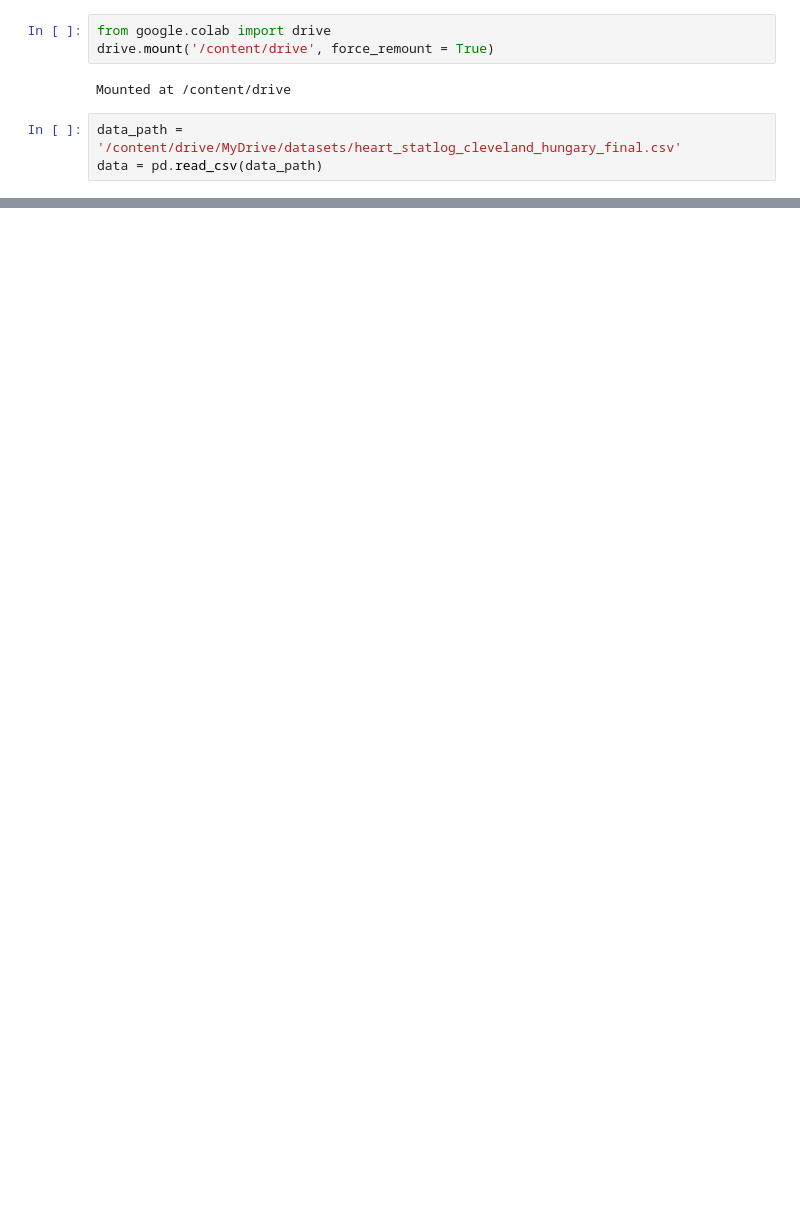
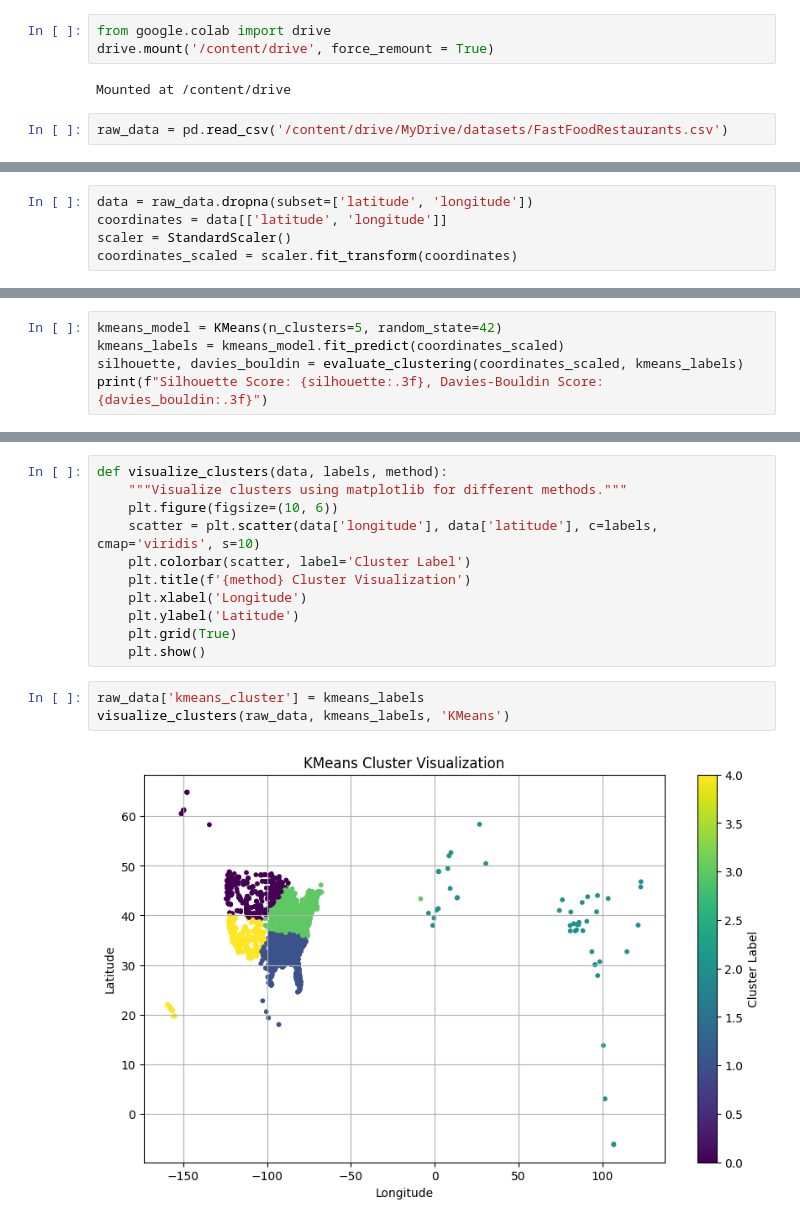
Before and after one commit to Malinovskiy159/web, a Jupyter notebook: lab4.ipynb, the cells around one changed output, grey strips where cells are left out. Saved outputs shown, nothing was run; the diff lists cells and outputs as text; blank space fills up the shorter version.

```diff
--- a/lab4.ipynb
+++ b/lab4.ipynb
@@ -16,5 +13,4 @@ drive.mount('/content/drive', force_remount = True)
 # %% [output]
 Mounted at /content/drive
 # %%
-data_path = '/content/drive/MyDrive/datasets/heart_statlog_cleveland_hungary_final.csv'
-data = pd.read_csv(data_path)
+raw_data = pd.read_csv('/content/drive/MyDrive/datasets/FastFoodRestaurants.csv')
@@ -138,0 +37,5 @@ print(f"\nЛучшая модель на основе AUC: {best_model_name} с
+# %%
+data = raw_data.dropna(subset=['latitude', 'longitude'])
+coordinates = data[['latitude', 'longitude']]
+scaler = StandardScaler()
+coordinates_scaled = scaler.fit_transform(coordinates)
@@ -138,0 +50,5 @@ print(f"\nЛучшая модель на основе AUC: {best_model_name} с
+# %%
+kmeans_model = KMeans(n_clusters=5, random_state=42)
+kmeans_labels = kmeans_model.fit_predict(coordinates_scaled)
+silhouette, davies_bouldin = evaluate_clustering(coordinates_scaled, kmeans_labels)
+print(f"Silhouette Score: {silhouette:.3f}, Davies-Bouldin Score: {davies_bouldin:.3f}")
@@ -138,0 +86,16 @@ print(f"\nЛучшая модель на основе AUC: {best_model_name} с
+# %%
+def visualize_clusters(data, labels, method):
+    """Visualize clusters using matplotlib for different methods."""
+    plt.figure(figsize=(10, 6))
+    scatter = plt.scatter(data['longitude'], data['latitude'], c=labels, cmap='viridis', s=10)
+    plt.colorbar(scatter, label='Cluster Label')
+    plt.title(f'{method} Cluster Visualization')
+    plt.xlabel('Longitude')
+    plt.ylabel('Latitude')
+    plt.grid(True)
+    plt.show()
+# %%
+raw_data['kmeans_cluster'] = kmeans_labels
+visualize_clusters(raw_data, kmeans_labels, 'KMeans')
+# %% [output]
+[figure, added]
```
Also changed, not shown: parts of 20 cells of this notebook.
